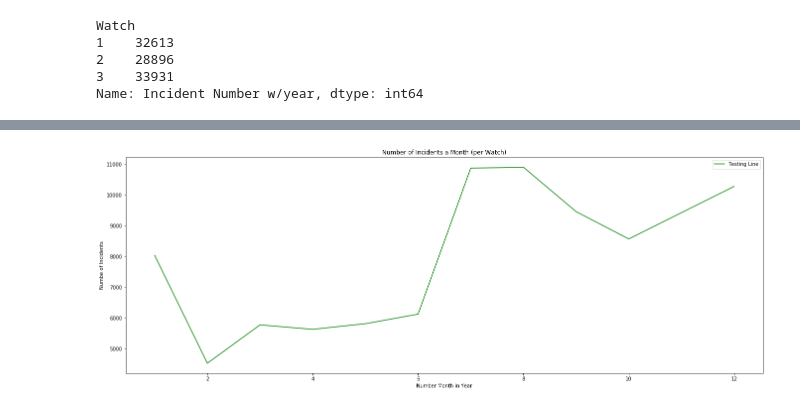
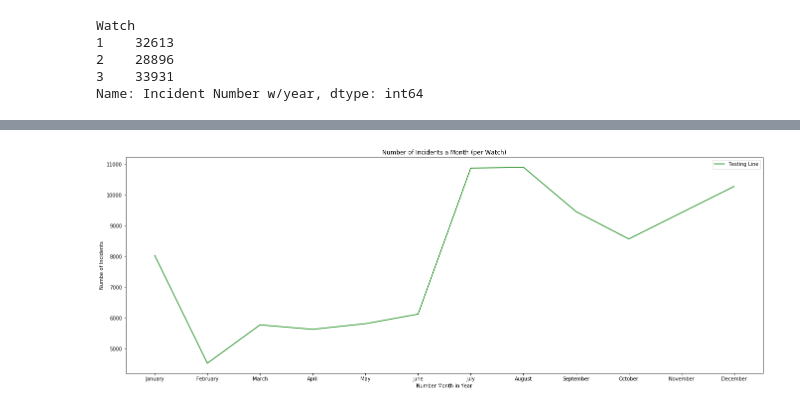
Before and after one commit to benjaminpodell/Project_1, a Jupyter notebook: groupb_beta.ipynb, the cells around one changed output, grey strips where cells are left out. Saved outputs shown, nothing was run; the diff lists cells and outputs as text; code cells hidden in the pictures.

```diff
--- a/groupb_beta.ipynb
+++ b/groupb_beta.ipynb
@@ -335,20 +367,17 @@ plt.show()
 # %%
 month_count = police_df.groupby('Month1 of Occurence')['Incident Number w/year'].count()
 month_count
+month_count_df = pd.DataFrame(month_count)
+month_count_df.insert(1, "Indexcol", [4,8,12,2,1,7,6,3,5,11,10,9], True)
+month_count_df.reset_index(inplace=True)
+month_count_df.sort_values("Indexcol", ascending=True, inplace=True)
 
-number = [1, 2, 3, 4, 5, 6, 7, 8, 9, 10, 11, 12]
-combined_watches = [8040, 4525, 5775, 5631, 5814, 6124, 10878, 10908, 9462, 8572, 9428, 10283]
-
-tester_line, = plt.plot(number, combined_watches, color='green', label='Testing Line')
-
+tester_line, = plt.plot(month_count_df["Month1 of Occurence"], month_count_df["Incident Number w/year"], color='green', label='Testing Line')
 plt.title('Number of Incidents a Month (per Watch)')
 plt.xlabel('Number Month in Year')
 plt.ylabel('Numbe of Incidents')
+
 plt.legend(handles= [tester_line], loc='best')
 plt.show()
-
-#Disregard previous to — relevant to text to add tomorrow post push
-
-####Do we want to incoporporate the "type" of incidetn as "s" value or maintain the two, because then a bar chart makes most sense for the particular up above data
 # %% [output]
-[figure, old version]
+[figure, new version]
```
Also changed, not shown: parts of 6 cells of this notebook.
